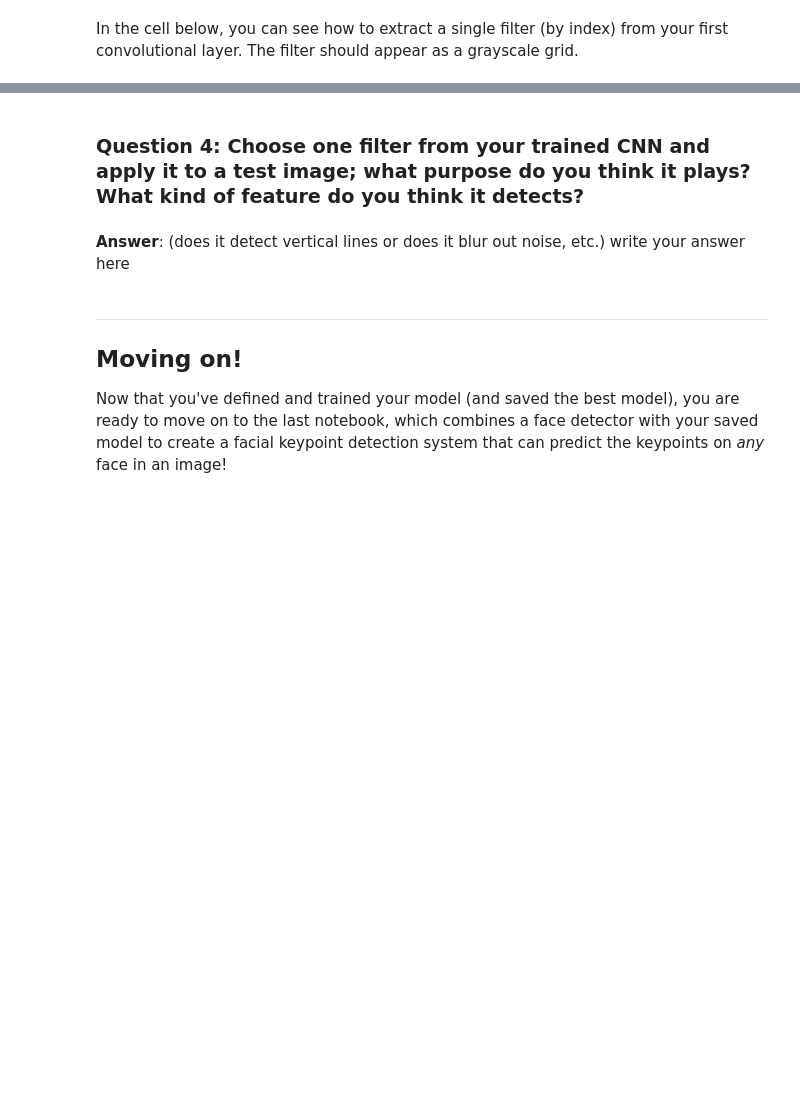
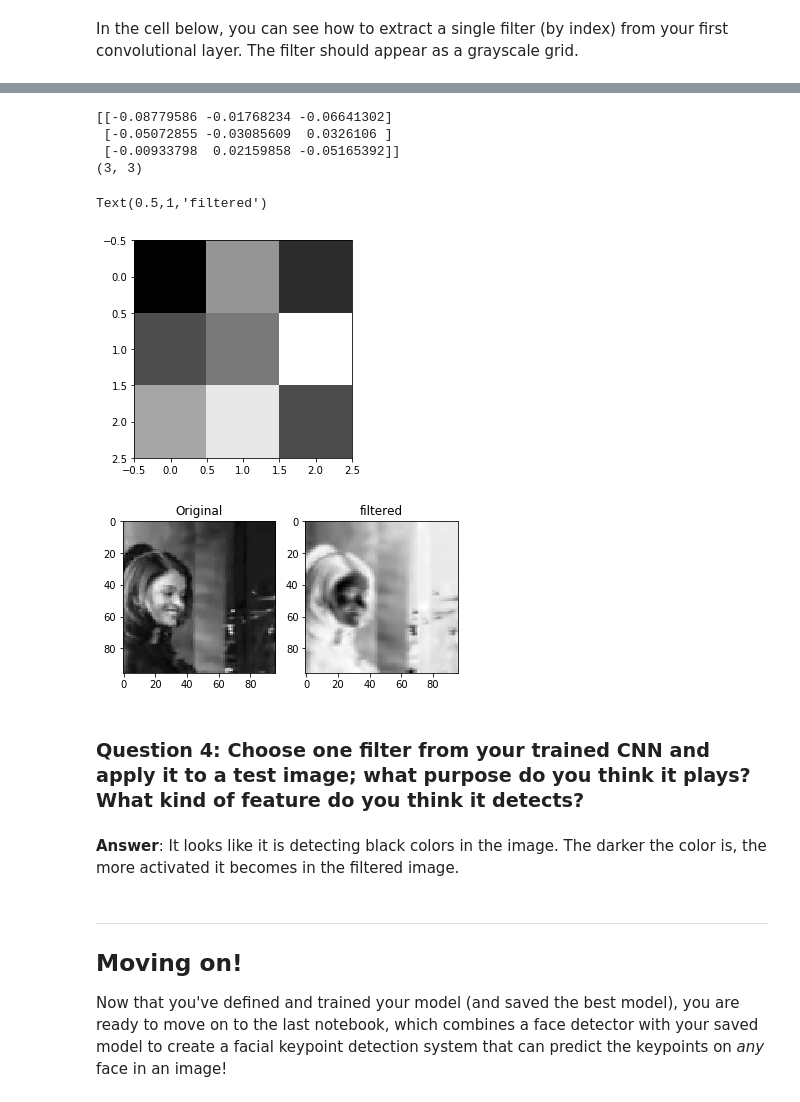
Before and after one commit to AlaaRoshdy/Facial_Keypoint_Detection, a Jupyter notebook: 2. Define the Network Architecture.ipynb, the cells around one changed output, grey strips where cells are left out. Cells and saved outputs as stored; diff of their text form; code cells hidden in the pictures; blank space fills up the shorter version.

```diff
--- a/2. Define the Network Architecture.ipynb
+++ b/2. Define the Network Architecture.ipynb
@@ -544,7 +570,36 @@ Next, choose a test image and filter it with one of the convolutional kernels in
+# %%
+# Weights of the 3rd filter
+weights2 = net.conv2.weight.data
+w = weights2.numpy()
+
+filter_index = 28
+
+
+print(w[filter_index][0])
+print(w[filter_index][0].shape)
+
+# display the filter weights
+plt.imshow(w[filter_index][0], cmap='gray')
+
+filtered = cv2.filter2D(image,-1,w[filter_index][0])
+
+fig, (ax1, ax2) = plt.subplots(1, 2)
+ax1.imshow(np.squeeze(image), cmap = "gray")
+ax1.set_title("Original")
+ax2.imshow(filtered, cmap = "gray")
+ax2.set_title("filtered")
+# %% [output]
+[[-0.08779586 -0.01768234 -0.06641302]
+ [-0.05072855 -0.03085609  0.0326106 ]
+ [-0.00933798  0.02159858 -0.05165392]]
+(3, 3)
+Text(0.5,1,'filtered')
+[figure, added]
+[figure, added]
 # %% [markdown]
 ### Question 4: Choose one filter from your trained CNN and apply it to a test image; what purpose do you think it plays? What kind of feature do you think it detects?
-# %% [markdown]
-**Answer**: (does it detect vertical lines or does it blur out noise, etc.) write your answer here
+# %% [markdown]
+**Answer**: It looks like it is detecting black colors in the image. The darker the color is, the more activated it becomes in the filtered image.
 # %% [markdown]
 ---
 ## Moving on!
```
Also changed, not shown: parts of 20 cells of this notebook, 3 other files.
